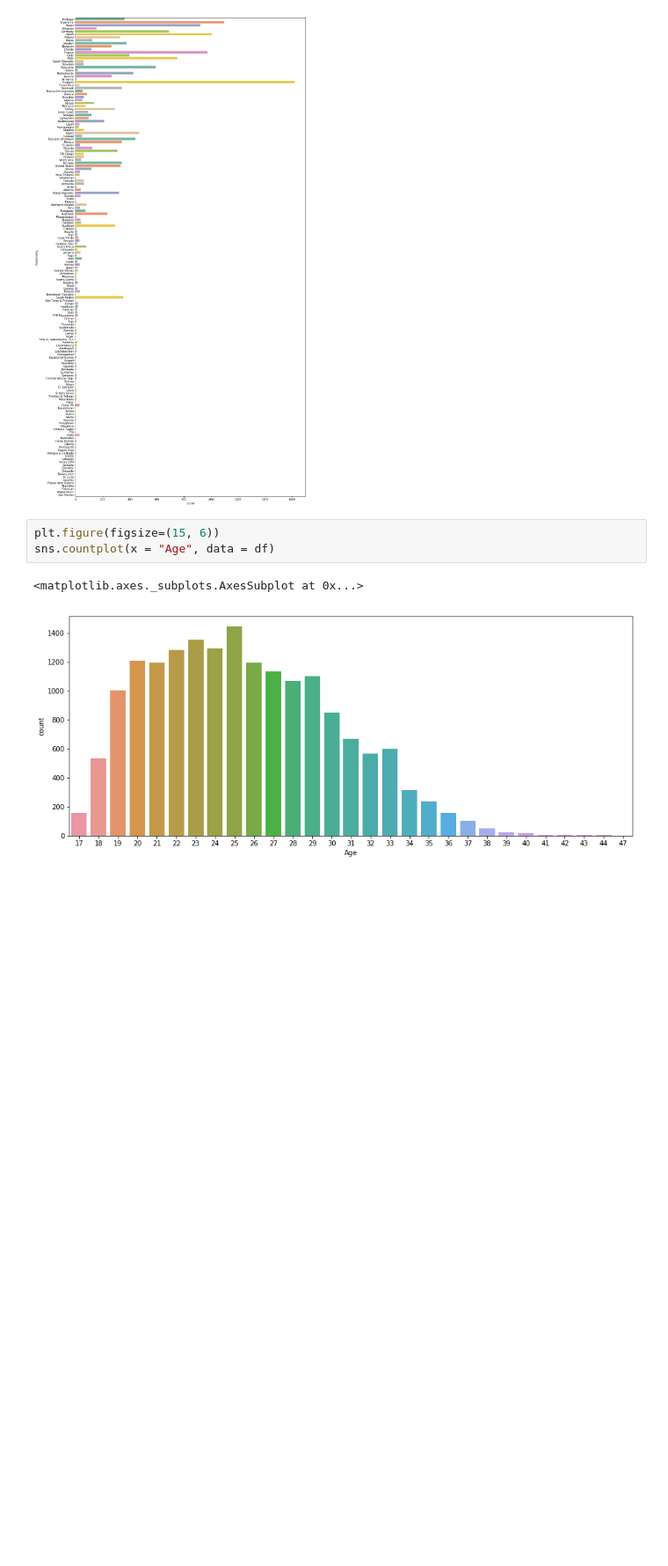
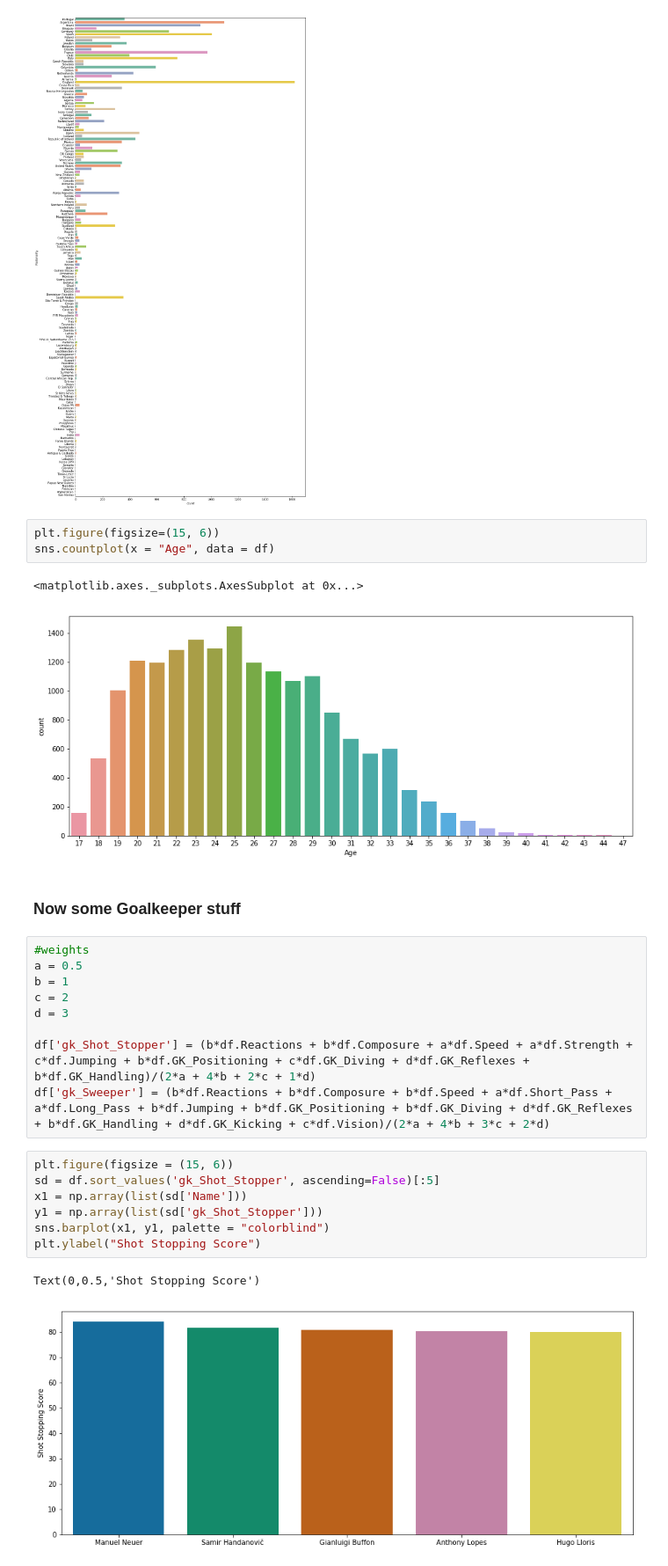
Before and after one commit to KoustavFrost/fifa-worldcup-predictor, a Jupyter notebook: Fifa.ipynb, the cells around one changed output. Shown: that part at 88% size. Saved outputs shown, nothing was run; the diff lists cells and outputs as text; blank space fills up the shorter version.

Commit message:
Added the Goalkeeper

```diff
--- a/Fifa.ipynb
+++ b/Fifa.ipynb
@@ -44,3 +44,24 @@ sns.countplot(x = "Age", data = df)
 # %% [output]
 <matplotlib.axes._subplots.AxesSubplot at 0x...>
 [figure]
+# %% [markdown]
+### Now some Goalkeeper stuff
+# %%
+#weights
+a = 0.5
+b = 1
+c = 2
+d = 3
+
+df['gk_Shot_Stopper'] = (b*df.Reactions + b*df.Composure + a*df.Speed + a*df.Strength + c*df.Jumping + b*df.GK_Positioning + c*df.GK_Diving + d*df.GK_Reflexes + b*df.GK_Handling)/(2*a + 4*b + 2*c + 1*d)
+df['gk_Sweeper'] = (b*df.Reactions + b*df.Composure + b*df.Speed + a*df.Short_Pass + a*df.Long_Pass + b*df.Jumping + b*df.GK_Positioning + b*df.GK_Diving + d*df.GK_Reflexes + b*df.GK_Handling + d*df.GK_Kicking + c*df.Vision)/(2*a + 4*b + 3*c + 2*d)
+# %%
+plt.figure(figsize = (15, 6))
+sd = df.sort_values('gk_Shot_Stopper', ascending=False)[:5]
+x1 = np.array(list(sd['Name']))
+y1 = np.array(list(sd['gk_Shot_Stopper']))
+sns.barplot(x1, y1, palette = "colorblind")
+plt.ylabel("Shot Stopping Score")
+# %% [output]
+Text(0,0.5,'Shot Stopping Score')
+[figure, added]
```
